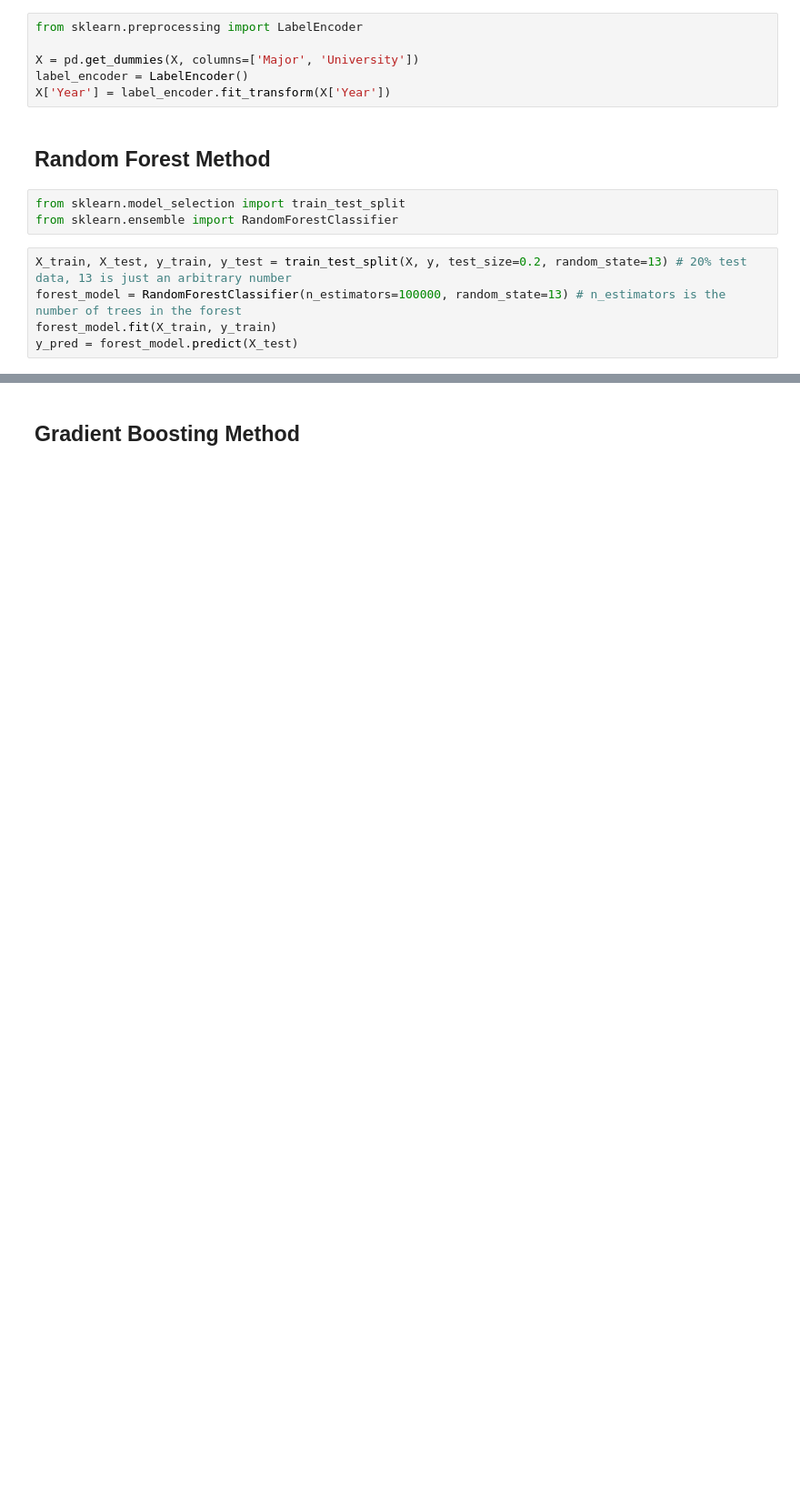
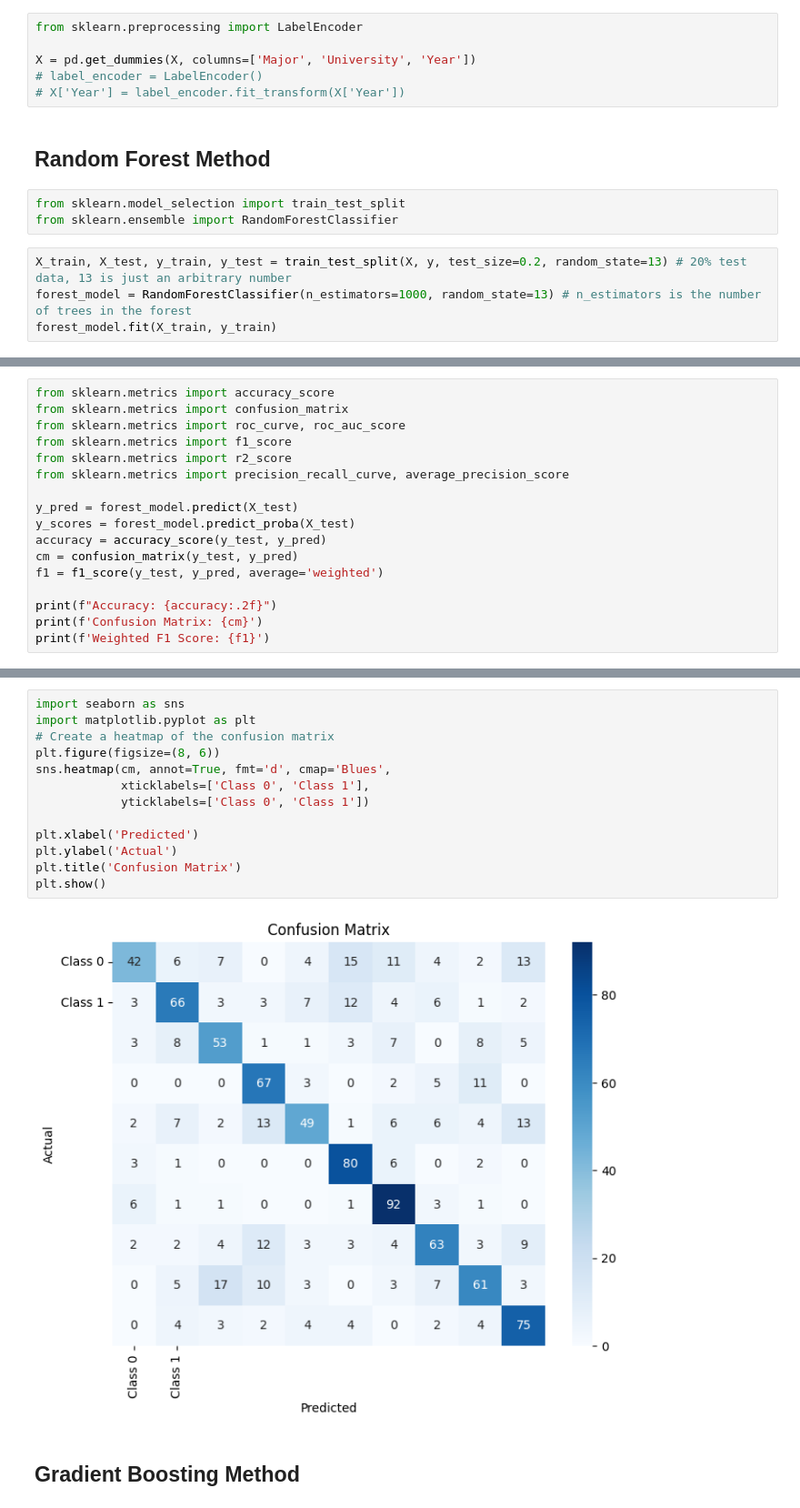
Before and after one commit to louis-kiyus/Xtern-23-food-truck, a Jupyter notebook: food-truck-predict.ipynb, the cells around one changed output, grey strips where cells are left out. Shown at 91% size. Saved outputs shown, nothing was run; the diff lists cells and outputs as text; blank space fills up the shorter version.

Commit message:
added many different prediction ML implementations

```diff
--- a/food-truck-predict.ipynb
+++ b/food-truck-predict.ipynb
@@ -57,9 +57,9 @@ Name: Order, Length: 5000, dtype: object
 # %%
 from sklearn.preprocessing import LabelEncoder
 
-X = pd.get_dummies(X, columns=['Major', 'University'])
-label_encoder = LabelEncoder()
-X['Year'] = label_encoder.fit_transform(X['Year'])
+X = pd.get_dummies(X, columns=['Major', 'University', 'Year'])
+# label_encoder = LabelEncoder()
+# X['Year'] = label_encoder.fit_transform(X['Year'])
 # %% [markdown]
 ## Random Forest Method
 # %%
@@ -67,6 +67,5 @@ from sklearn.model_selection import train_test_split
 from sklearn.ensemble import RandomForestClassifier
 # %%
 X_train, X_test, y_train, y_test = train_test_split(X, y, test_size=0.2, random_state=13) # 20% test data, 13 is just an arbitrary number
-forest_model = RandomForestClassifier(n_estimators=100000, random_state=13) # n_estimators is the number of trees in the forest
+forest_model = RandomForestClassifier(n_estimators=1000, random_state=13) # n_estimators is the number of trees in the forest
 forest_model.fit(X_train, y_train)
-y_pred = forest_model.predict(X_test)
@@ -78,0 +74,17 @@ Accuracy: 0.65
+# %%
+from sklearn.metrics import accuracy_score
+from sklearn.metrics import confusion_matrix
+from sklearn.metrics import roc_curve, roc_auc_score
+from sklearn.metrics import f1_score
+from sklearn.metrics import r2_score
+from sklearn.metrics import precision_recall_curve, average_precision_score
+
+y_pred = forest_model.predict(X_test)
+y_scores = forest_model.predict_proba(X_test)
+accuracy = accuracy_score(y_test, y_pred)
+cm = confusion_matrix(y_test, y_pred)
+f1 = f1_score(y_test, y_pred, average='weighted')
+
+print(f"Accuracy: {accuracy:.2f}")
+print(f'Confusion Matrix: {cm}')
+print(f'Weighted F1 Score: {f1}')
@@ -79,2 +104,17 @@ Accuracy: 0.65
+# %%
+import seaborn as sns
+import matplotlib.pyplot as plt
+# Create a heatmap of the confusion matrix
+plt.figure(figsize=(8, 6))
+sns.heatmap(cm, annot=True, fmt='d', cmap='Blues',
+            xticklabels=['Class 0', 'Class 1'],
+            yticklabels=['Class 0', 'Class 1'])
+
+plt.xlabel('Predicted')
+plt.ylabel('Actual')
+plt.title('Confusion Matrix')
+plt.show()
+# %% [output]
+[figure, added]
 # %% [markdown]
 ## Gradient Boosting Method
```
Also changed, not shown: parts of 15 cells of this notebook.
